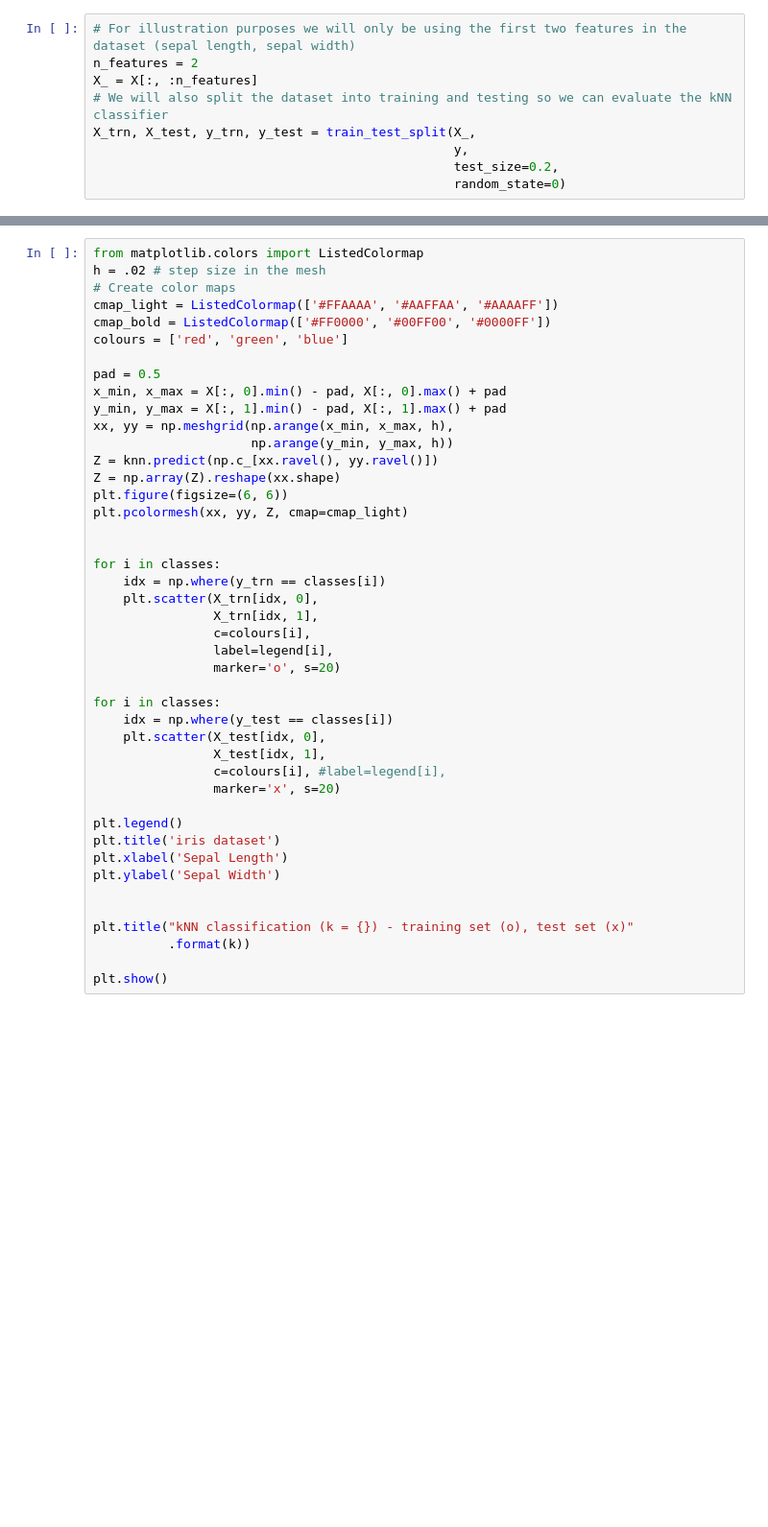
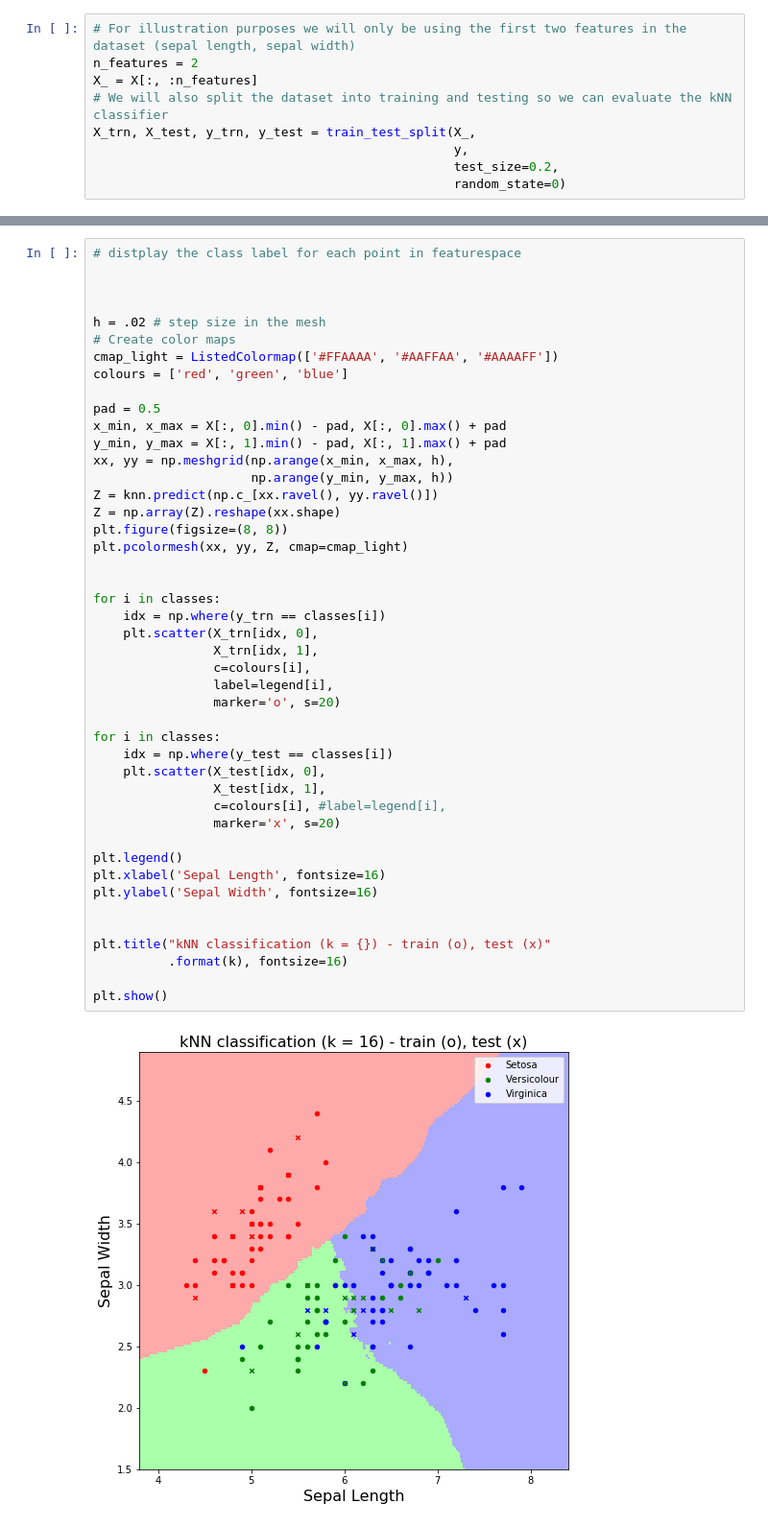
Before and after one commit to amourav/kNN_from_scratch, a Jupyter notebook: knn demo.ipynb, the cells around one changed output, grey strips where cells are left out. Shown: that part at 96% size. Saved outputs shown, nothing was run; the diff lists cells and outputs as text; blank space fills up the shorter version.

```diff
--- a/knn demo.ipynb
+++ b/knn demo.ipynb
@@ -82,44 +126,47 @@ test accuracy: 0.6
 # %%
-from matplotlib.colors import ListedColormap
+# distplay the class label for each point in featurespace
+
+
+
 h = .02 # step size in the mesh
 # Create color maps
 cmap_light = ListedColormap(['#FFAAAA', '#AAFFAA', '#AAAAFF'])
-cmap_bold = ListedColormap(['#FF0000', '#00FF00', '#0000FF'])
 colours = ['red', 'green', 'blue']
 
 pad = 0.5
 x_min, x_max = X[:, 0].min() - pad, X[:, 0].max() + pad
 y_min, y_max = X[:, 1].min() - pad, X[:, 1].max() + pad
 xx, yy = np.meshgrid(np.arange(x_min, x_max, h),
                      np.arange(y_min, y_max, h))
 Z = knn.predict(np.c_[xx.ravel(), yy.ravel()])
 Z = np.array(Z).reshape(xx.shape)
-plt.figure(figsize=(6, 6))
+plt.figure(figsize=(8, 8))
 plt.pcolormesh(xx, yy, Z, cmap=cmap_light)
 
 
 for i in classes:
     idx = np.where(y_trn == classes[i])
     plt.scatter(X_trn[idx, 0],
                 X_trn[idx, 1],
                 c=colours[i],
                 label=legend[i],
                 marker='o', s=20)
 
 for i in classes:
     idx = np.where(y_test == classes[i])
     plt.scatter(X_test[idx, 0],
                 X_test[idx, 1],
                 c=colours[i], #label=legend[i],
                 marker='x', s=20)
 
 plt.legend()
-plt.title('iris dataset')
-plt.xlabel('Sepal Length')
-plt.ylabel('Sepal Width')
+plt.xlabel('Sepal Length', fontsize=16)
+plt.ylabel('Sepal Width', fontsize=16)
 
 
-plt.title("kNN classification (k = {}) - training set (o), test set (x)"
-          .format(k))
+plt.title("kNN classification (k = {}) - train (o), test (x)"
+          .format(k), fontsize=16)
 
 plt.show()
+# %% [output]
+[figure, added]
```
Also changed, not shown: parts of 7 cells of this notebook, 6 other files.
